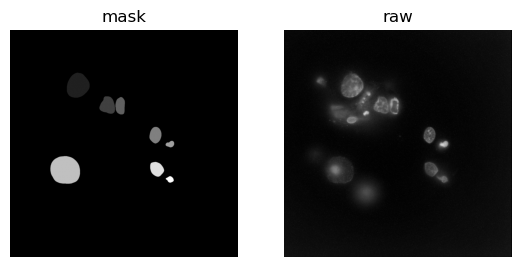
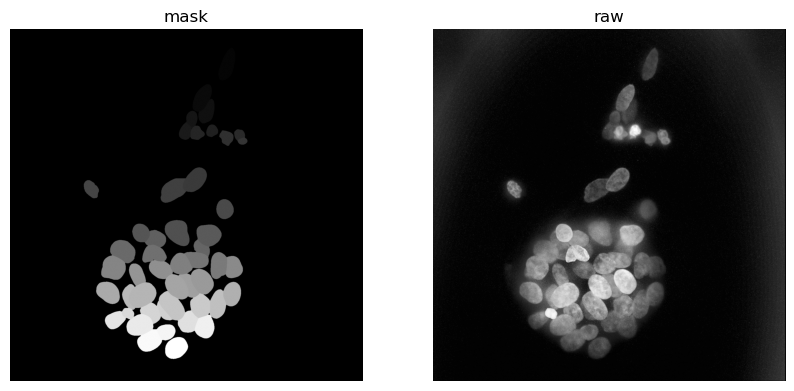
Unified diff of the notebook cell whose output changed from the first chart to the second:
--- before
+++ after
@@ -2,11 +2,12 @@
     plot = plt.figure(figsize=(10, 5))
     plt.figure(figsize=(10, 10))
-    plt.subplot(131)
+    plt.subplot(121)
     plt.imshow(labels, cmap="gray")
     plt.title("mask")
     plt.axis("off")
 
-    plt.subplot(132)
+    plt.subplot(122)
     plt.imshow(nuclei, cmap="gray")
     plt.title("raw")
     plt.axis("off")
+    plt.show()

Commit: progress capture